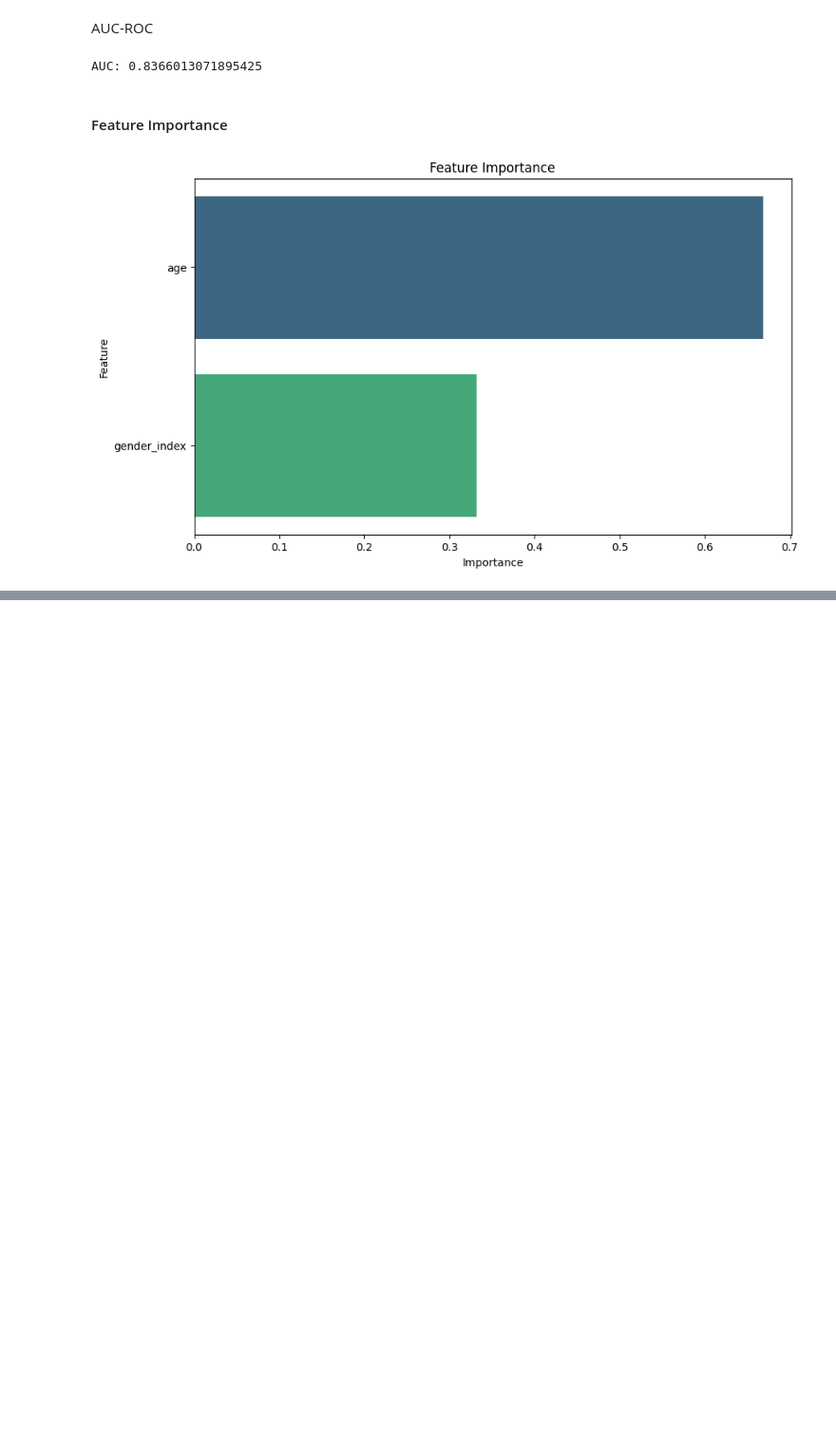
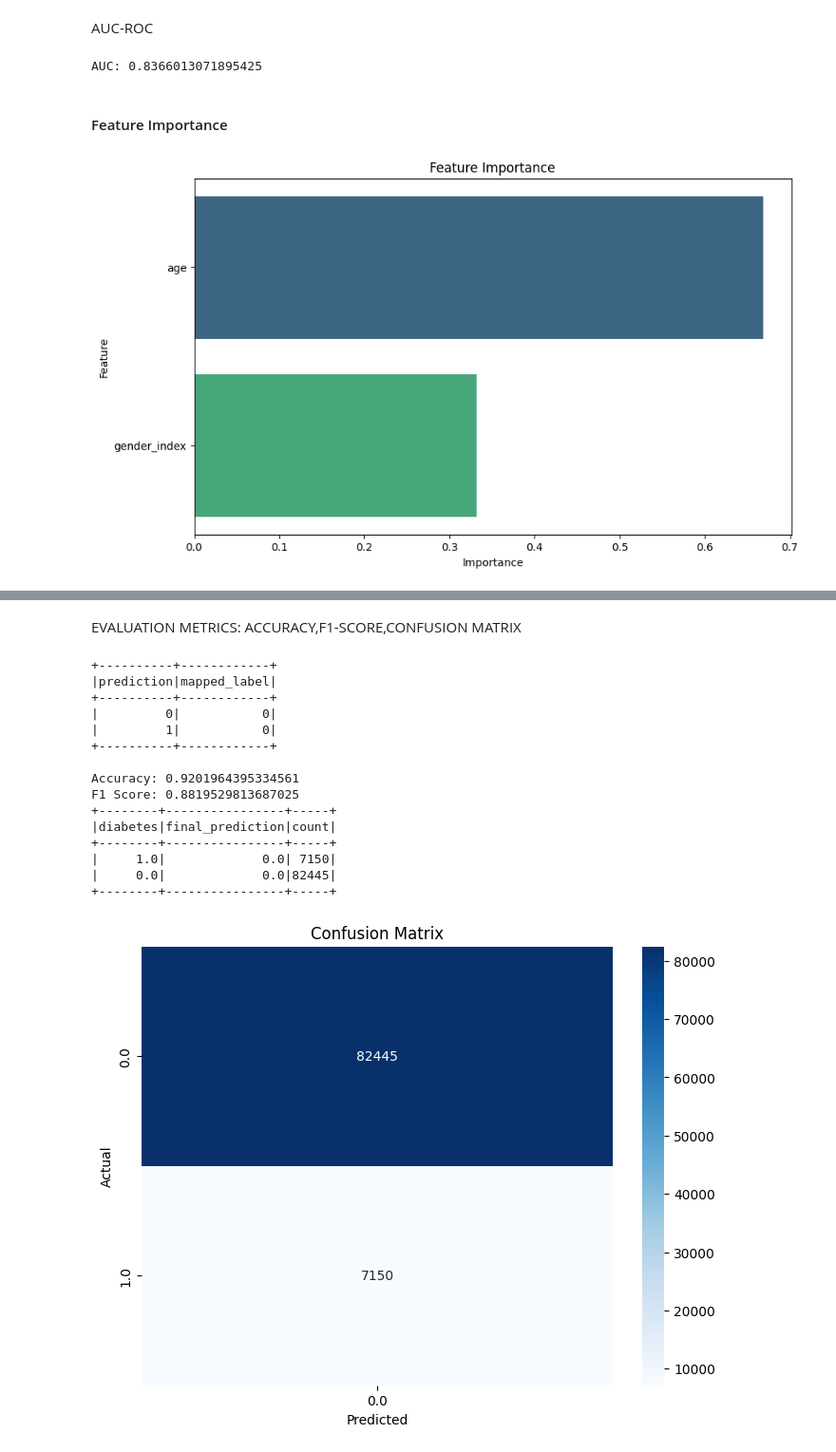
Before and after one commit to alankriti-dubey/DIC-Project, a Jupyter notebook: DIC_Phase_3.ipynb, the cells around one changed output, grey strips where cells are left out. Shown at 95% size. Saved outputs shown, nothing was run; the diff lists cells and outputs as text; code cells hidden in the pictures; blank space fills up the shorter version.

```diff
--- a/DIC_Phase_3.ipynb
+++ b/DIC_Phase_3.ipynb
@@ -498,0 +640,77 @@ plt.show()
+# %% [markdown]
+EVALUATION METRICS: ACCURACY,F1-SCORE,CONFUSION MATRIX
+# %%
+from pyspark.sql.functions import col, expr
+from pyspark.sql.types import DoubleType
+from pyspark.ml.evaluation import MulticlassClassificationEvaluator
+
+# Map clusters to the original diabetes labels
+cluster_to_class = (
+    predictions.groupBy("prediction", "diabetes")  # Group by cluster and actual label
+    .count()
+    .groupBy("prediction")  # For each cluster
+    .agg(expr("max(struct(count, diabetes))").alias("max"))  # Get the most frequent label
+    .select(col("prediction"), col("max.diabetes").alias("mapped_label"))  # Extract label
+)
+cluster_to_class.show()
+
+# Join the mapping back to the predictions DataFrame
+mapped_predictions = predictions.join(cluster_to_class, on="prediction", how="left")
+mapped_predictions = mapped_predictions.withColumnRenamed("mapped_label", "final_prediction")
+
+# Ensure the columns are of type DoubleType for compatibility with evaluators
+mapped_predictions = mapped_predictions.withColumn("final_prediction", col("final_prediction").cast(DoubleType()))
+mapped_predictions = mapped_predictions.withColumn("diabetes", col("diabetes").cast(DoubleType()))
+
+# Evaluate Accuracy
+accuracy_evaluator = MulticlassClassificationEvaluator(
+    labelCol="diabetes",
+    predictionCol="final_prediction",
+    metricName="accuracy"
+)
+accuracy = accuracy_evaluator.evaluate(mapped_predictions)
+print(f"Accuracy: {accuracy}")
+
+# Evaluate F1 Score
+f1_evaluator = MulticlassClassificationEvaluator(
+    labelCol="diabetes",
+    predictionCol="final_prediction",
+    metricName="f1"
+)
+f1_score = f1_evaluator.evaluate(mapped_predictions)
+print(f"F1 Score: {f1_score}")
+
+# Confusion Matrix
+conf_matrix = mapped_predictions.groupBy("diabetes", "final_prediction").count()
+conf_matrix.show()
+
+# Convert confusion matrix to pandas for visualization
+conf_matrix_pd = conf_matrix.toPandas().pivot(index="diabetes", columns="final_prediction", values="count").fillna(0)
+
+# Plot the confusion matrix
+import matplotlib.pyplot as plt
+import seaborn as sns
+
+plt.figure(figsize=(8, 6))
+sns.heatmap(conf_matrix_pd, annot=True, fmt="d", cmap="Blues")
+plt.title("Confusion Matrix")
+plt.xlabel("Predicted")
+plt.ylabel("Actual")
+plt.show()
+# %% [output]
++----------+------------+
+|prediction|mapped_label|
++----------+------------+
+|         0|           0|
+|         1|           0|
++----------+------------+
+
+Accuracy: 0.9201964395334561
+F1 Score: 0.8819529813687025
++--------+----------------+-----+
+|diabetes|final_prediction|count|
++--------+----------------+-----+
+|     1.0|             0.0| 7150|
+|     0.0|             0.0|82445|
++--------+----------------+-----+
+[figure, added]
```
Also changed, not shown: parts of 17 cells of this notebook.
